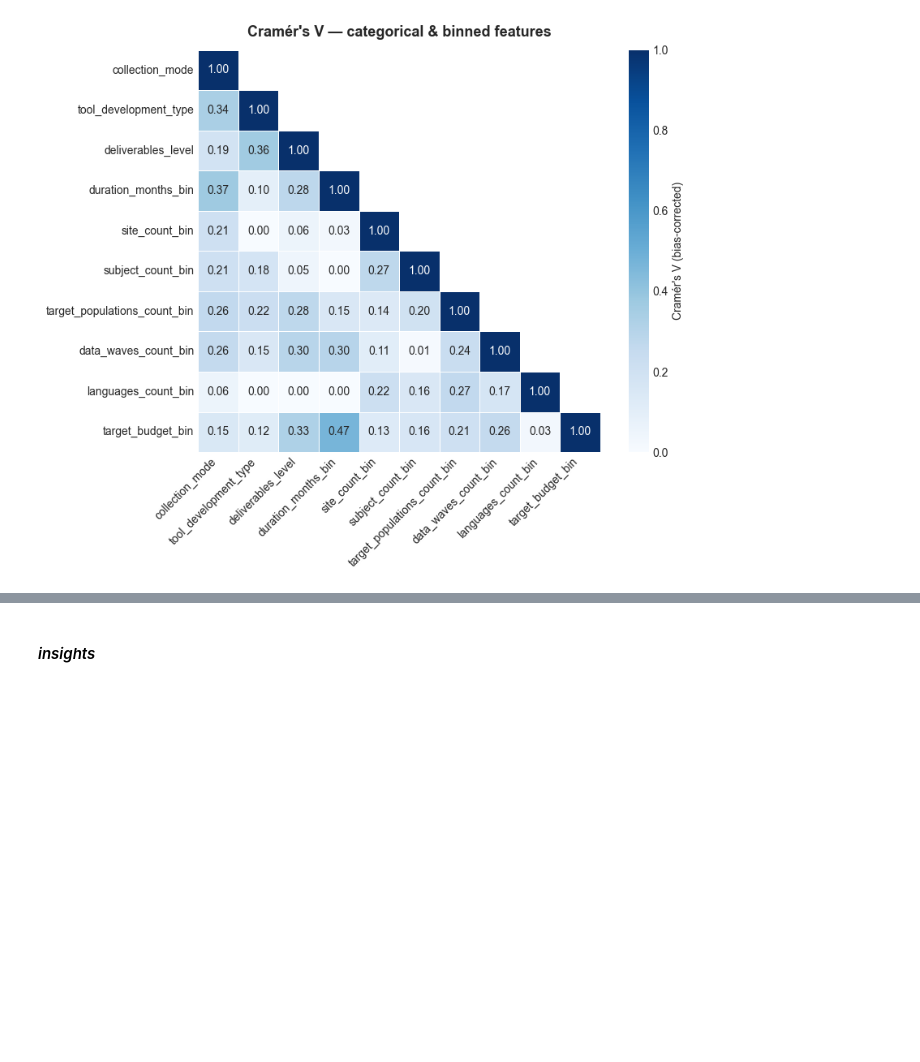
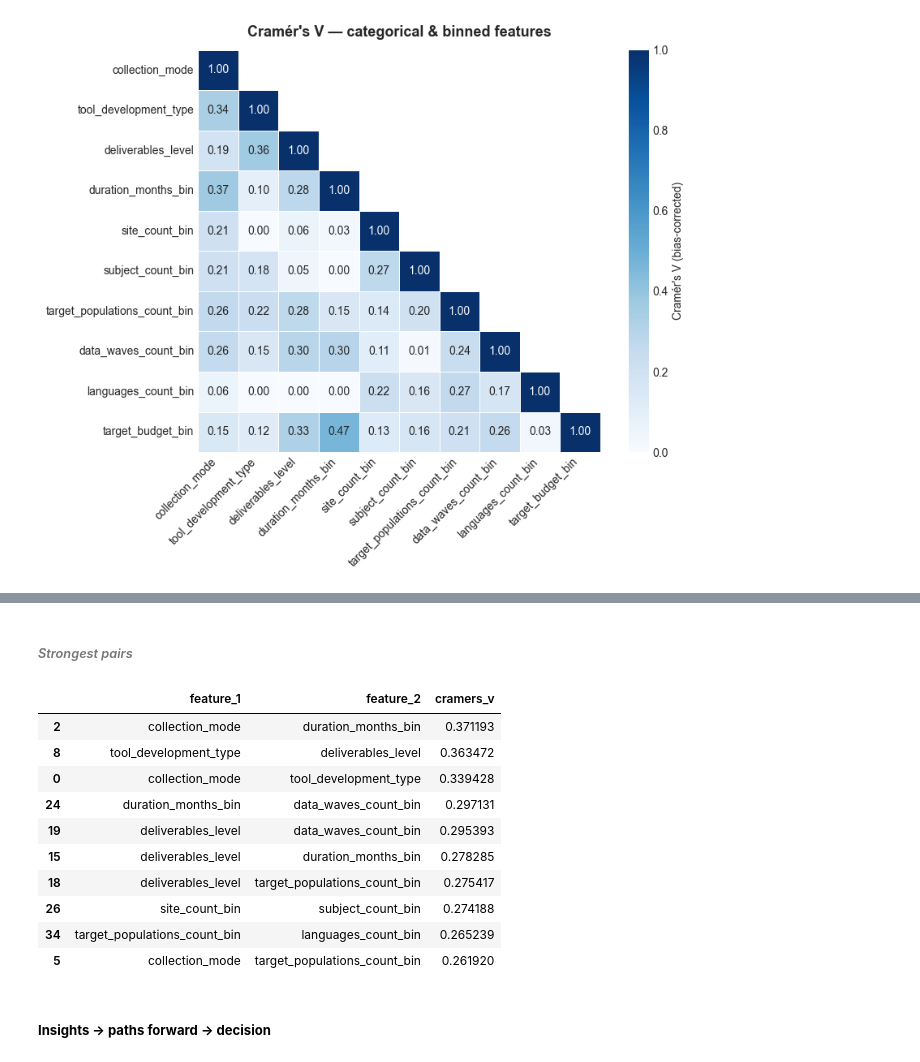
Before and after one commit to idowein/MOECSO, a Jupyter notebook: budget_estimation/Budget_estimation.ipynb, the cells around one changed output, grey strips where cells are left out. Saved outputs shown, nothing was run; the diff lists cells and outputs as text; code cells hidden in the pictures; blank space fills up the shorter version.

```diff
--- a/budget_estimation/Budget_estimation.ipynb
+++ b/budget_estimation/Budget_estimation.ipynb
@@ -1702,3 +1717,26 @@ plt.show()
+# %% [markdown]
+###### *Strongest pairs*
+# %%
+pairs = []
+for i, c1 in enumerate(all_categorical_cols):
+    for c2 in all_categorical_cols[i+1:]:
+        v = cramers_v_matrix.loc[c1, c2]
+        if c1 != "target_budget_bin" and c2 != "target_budget_bin":  # feature-vs-feature only
+            pairs.append({"feature_1": c1, "feature_2": c2, "cramers_v": v})
+
+pd.DataFrame(pairs).sort_values("cramers_v", ascending=False).head(10)
+# %% [output]
+|  | feature_1 | feature_2 | cramers_v |
+| 2 | collection_mode | duration_months_bin | 0.371193 |
+| 8 | tool_development_type | deliverables_level | 0.363472 |
+| 0 | collection_mode | tool_development_type | 0.339428 |
+| 24 | duration_months_bin | data_waves_count_bin | 0.297131 |
+| 19 | deliverables_level | data_waves_count_bin | 0.295393 |
+| 15 | deliverables_level | duration_months_bin | 0.278285 |
+| 18 | deliverables_level | target_populations_count_bin | 0.275417 |
+| 26 | site_count_bin | subject_count_bin | 0.274188 |
+| 34 | target_populations_count_bin | languages_count_bin | 0.265239 |
+| 5 | collection_mode | target_populations_count_bin | 0.261920 |
 # %% [markdown]
-#### *insights*
+##### **Insights → paths forward → decision**
 # %% [markdown]
```
Also changed, not shown: parts of 21 cells of this notebook, 1 other file.
